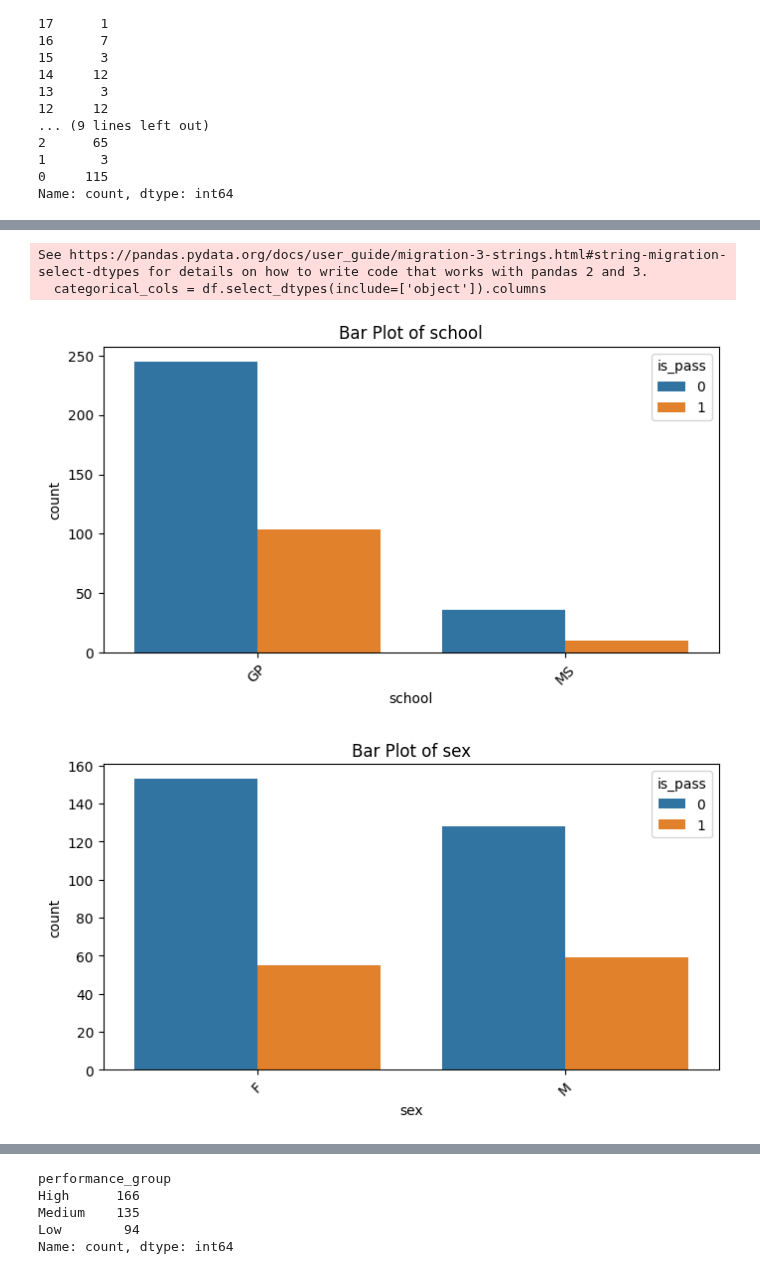
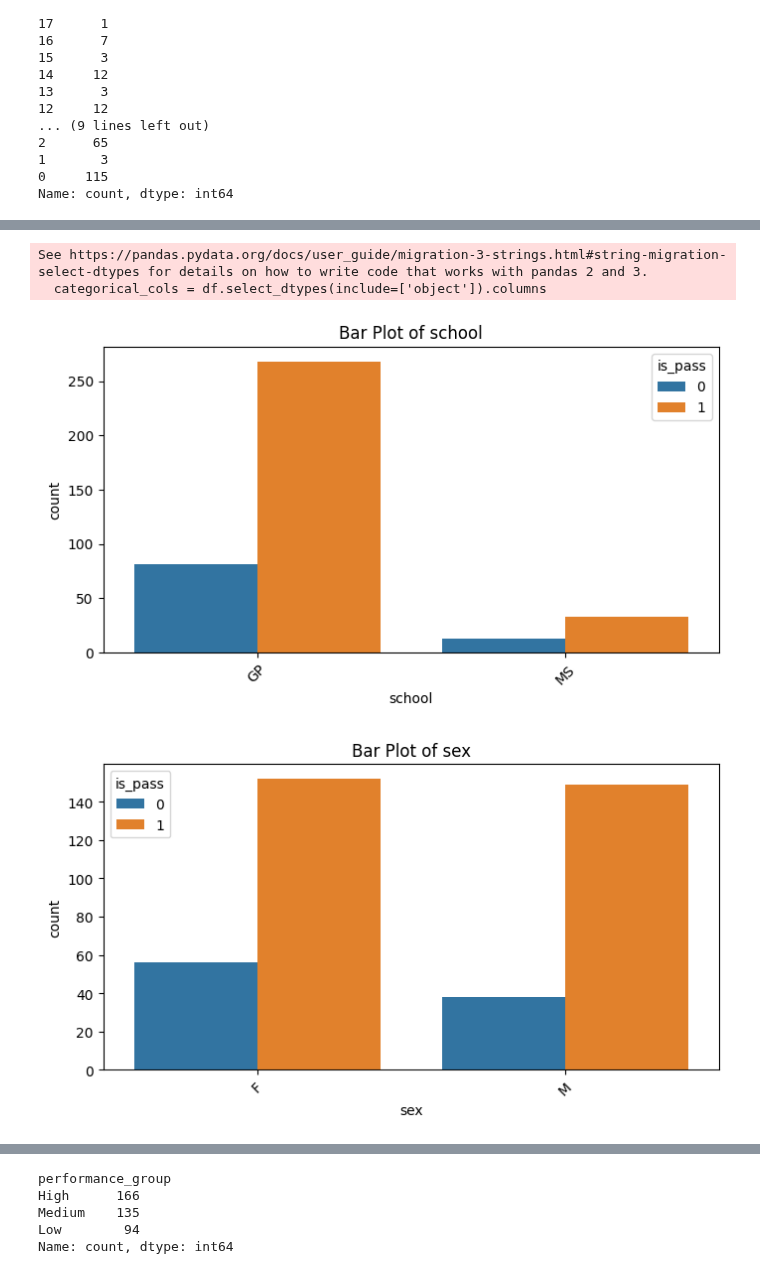
Before and after one commit to swoopfx/dts204, a Jupyter notebook: DTS202.ipynb, the cells around one changed output, grey strips where cells are left out. Cells and saved outputs as stored; diff of their text form; code cells hidden in the pictures.

```diff
--- a/DTS202.ipynb
+++ b/DTS202.ipynb
@@ -231,7 +231,7 @@ df3.is_pass
 Name: is_pass, Length: 395, dtype: int64
 # %%
-df1 = df1.merge(df3[["is_pass"]], left_index=True, right_index=True, how="left")
-df1.head()
+df1_with_pass = df1.merge(df3[["is_pass"]], left_index=True, right_index=True, how="left")
+df1_with_pass.head()
 # %% [output]
 |  | school | sex | age | address | famsize | Pstatus | Medu | Fedu | Mjob | Fjob | reason | ... |
 | 0 | GP | F | 18 | U | GT3 | A | 4 | 4 | at_home | teacher | course | ... |
@@ -397,10 +405,10 @@ def show_barplot_of_categorical_columns(df):
         plt.xticks(rotation=45)
         plt.show()
 # %%
-show_barplot_of_categorical_columns(df1)
+show_barplot_of_categorical_columns(df1_with_pass)
 # check if each category has a balanced data for analysis, if not, we can use techniques like oversampling or undersampling to balance the data for better analysis.
 # %% [output]
 See https://pandas.pydata.org/docs/user_guide/migration-3-strings.html#string-migration-select-dtypes for details on how to write code that works with pandas 2 and 3.
   categorical_cols = df.select_dtypes(include=['object']).columns
-[figure, old version]
+[figure, new version]
-[figure, old version]
+[figure, new version]
```
Also changed, not shown: parts of 20 cells of this notebook, 4 other files.
